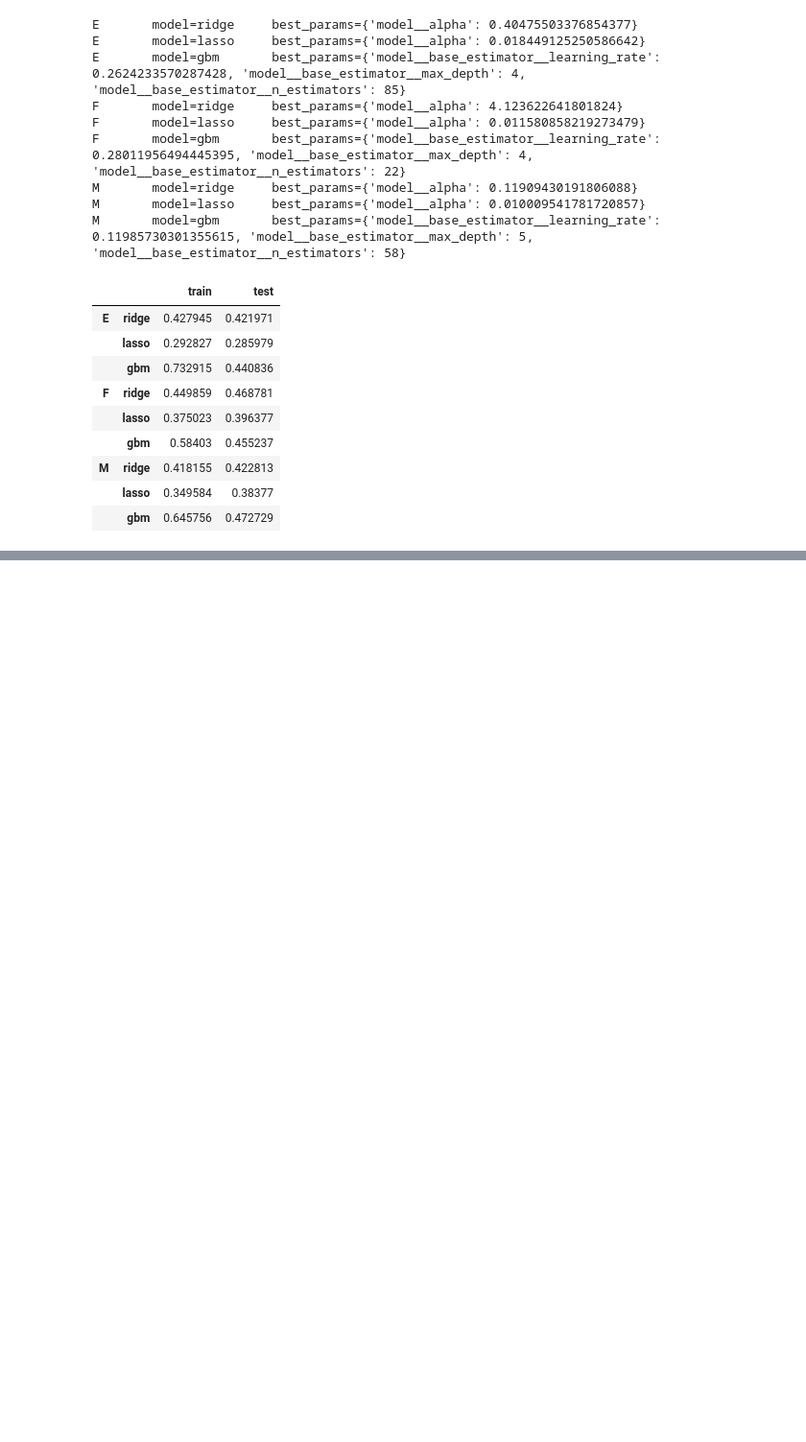
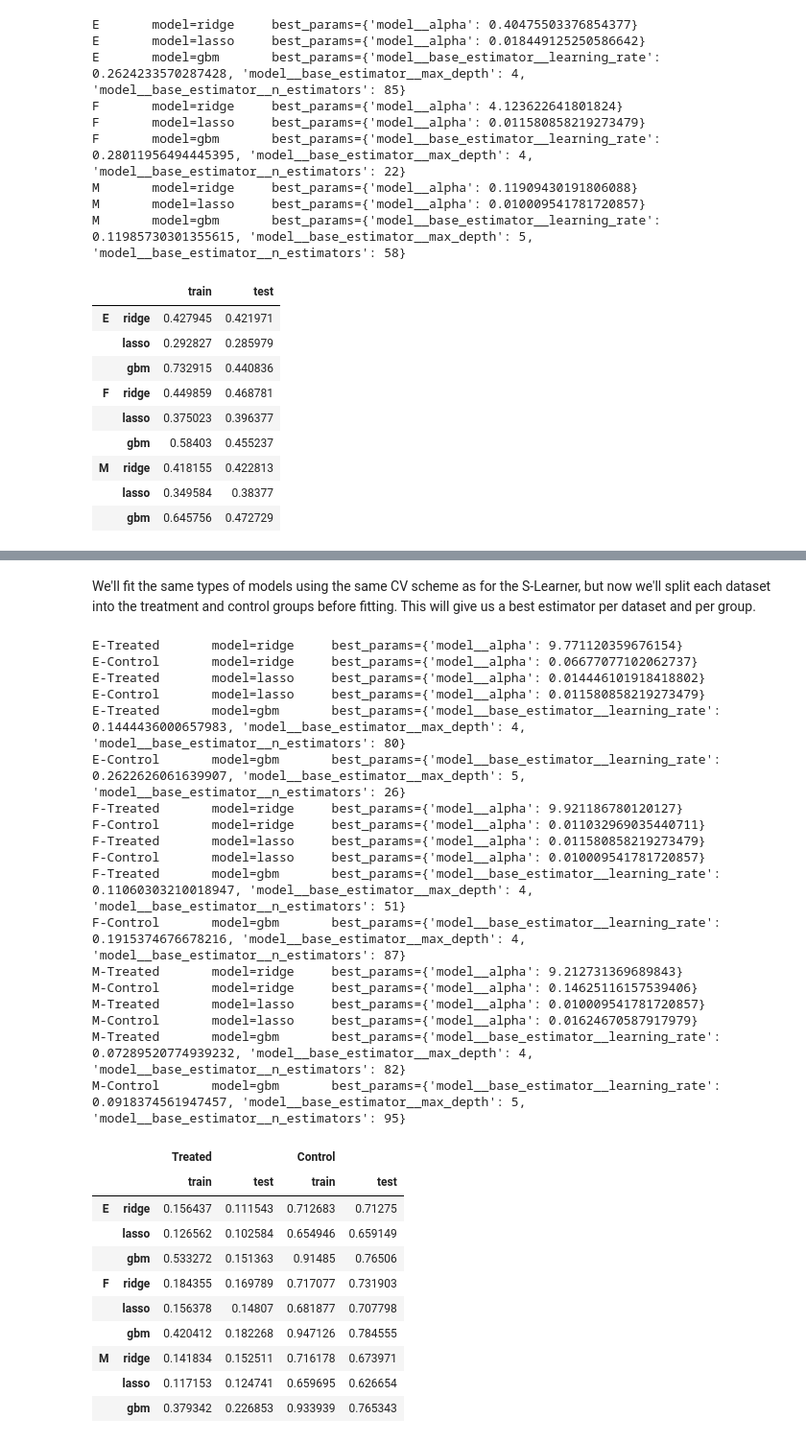
Before and after one commit to avivrosenberg/causal-inference-hw, a Jupyter notebook: proj/ci-proj.ipynb, the cells around one changed output, grey strips where cells are left out. Shown: that part at 96% size. Cells and saved outputs as stored; diff of their text form; code cells hidden in the pictures; blank space fills up the shorter version.

Commit message:
proj: Update notebook with t-learner results

```diff
--- a/proj/ci-proj.ipynb
+++ b/proj/ci-proj.ipynb
@@ -651,0 +670,66 @@ M: estimating with gbm{'model__base_estimator__learning_rate': 0.119857303013556
+# %% [markdown]
+We'll fit the same types of models using the same CV scheme as for the S-Learner, but now we'll split each dataset into the treatment and control groups before fitting.
+This will give us a best estimator per dataset and per group.
+# %%
+group_names = ('Treated', 'Control')
+
+# Create a dataframe to store the CV results
+df_cv_tlearner = pd.DataFrame(
+    index=pd.MultiIndex.from_product([datasets_cs.keys(), rcv_config.keys()]),
+    columns=pd.MultiIndex.from_product([group_names, ['train', 'test', 'cv_model']])
+)
+# %%
+# Run each CV configuration
+for i, (name, df) in enumerate(datasets_cs.items()):
+    X, y, t = data.split_dataset(df, scale_covariates=True)
+    idx_treat = t == 1
+
+    for model_name, cv_cfg in rcv_config.items():
+
+        # Apply CV-based fitting in each group
+        for k, idx in enumerate((idx_treat, ~idx_treat)):
+
+            common_args = dict(random_state=42042+i+k, interaction=None,
+                               test_size=0.3, cv_splits=3, n_iter=42)
+
+            model, train_score, test_score = fit_slearner_cv(
+                cv_cfg, X[idx], y[idx], t[idx], **common_args
+            )
+
+            df_cv_tlearner.loc[(name, model_name), group_names[k]] = [
+                train_score, test_score, model
+            ]
+
+            print(f'{name}-{group_names[k]}\tmodel={model_name}\tbest_params={model.best_params_}')
+
+df_cv_tlearner.loc[:, pd.IndexSlice[:, ('train', 'test')]]
+# %% [output]
+E-Treated       model=ridge     best_params={'model__alpha': 9.771120359676154}
+E-Control       model=ridge     best_params={'model__alpha': 0.06677077102062737}
+E-Treated       model=lasso     best_params={'model__alpha': 0.014446101918418802}
+E-Control       model=lasso     best_params={'model__alpha': 0.011580858219273479}
+E-Treated       model=gbm       best_params={'model__base_estimator__learning_rate': 0.1444436000657983, 'model__base_estimator__max_depth': 4, 'model__base_estimator__n_estimators': 80}
+E-Control       model=gbm       best_params={'model__base_estimator__learning_rate': 0.2622626061639907, 'model__base_estimator__max_depth': 5, 'model__base_estimator__n_estimators': 26}
+F-Treated       model=ridge     best_params={'model__alpha': 9.921186780120127}
+F-Control       model=ridge     best_params={'model__alpha': 0.011032969035440711}
+F-Treated       model=lasso     best_params={'model__alpha': 0.011580858219273479}
+F-Control       model=lasso     best_params={'model__alpha': 0.010009541781720857}
+F-Treated       model=gbm       best_params={'model__base_estimator__learning_rate': 0.11060303210018947, 'model__base_estimator__max_depth': 4, 'model__base_estimator__n_estimators': 51}
+F-Control       model=gbm       best_params={'model__base_estimator__learning_rate': 0.1915374676678216, 'model__base_estimator__max_depth': 4, 'model__base_estimator__n_estimators': 87}
+M-Treated       model=ridge     best_params={'model__alpha': 9.212731369689843}
+M-Control       model=ridge     best_params={'model__alpha': 0.14625116157539406}
+M-Treated       model=lasso     best_params={'model__alpha': 0.010009541781720857}
+M-Control       model=lasso     best_params={'model__alpha': 0.01624670587917979}
+M-Treated       model=gbm       best_params={'model__base_estimator__learning_rate': 0.07289520774939232, 'model__base_estimator__max_depth': 4, 'model__base_estimator__n_estimators': 82}
+M-Control       model=gbm       best_params={'model__base_estimator__learning_rate': 0.0918374561947457, 'model__base_estimator__max_depth': 5, 'model__base_estimator__n_estimators': 95}
+|  |  | Treated |  | Control |  |
+|  |  | train | test | train | test |
+| E | ridge | 0.156437 | 0.111543 | 0.712683 | 0.71275 |
+|  | lasso | 0.126562 | 0.102584 | 0.654946 | 0.659149 |
+|  | gbm | 0.533272 | 0.151363 | 0.91485 | 0.76506 |
+| F | ridge | 0.184355 | 0.169789 | 0.717077 | 0.731903 |
+|  | lasso | 0.156378 | 0.14807 | 0.681877 | 0.707798 |
+|  | gbm | 0.420412 | 0.182268 | 0.947126 | 0.784555 |
+| M | ridge | 0.141834 | 0.152511 | 0.716178 | 0.673971 |
+|  | lasso | 0.117153 | 0.124741 | 0.659695 | 0.626654 |
+|  | gbm | 0.379342 | 0.226853 | 0.933939 | 0.765343 |
```
Also changed, not shown: parts of 9 cells of this notebook.
